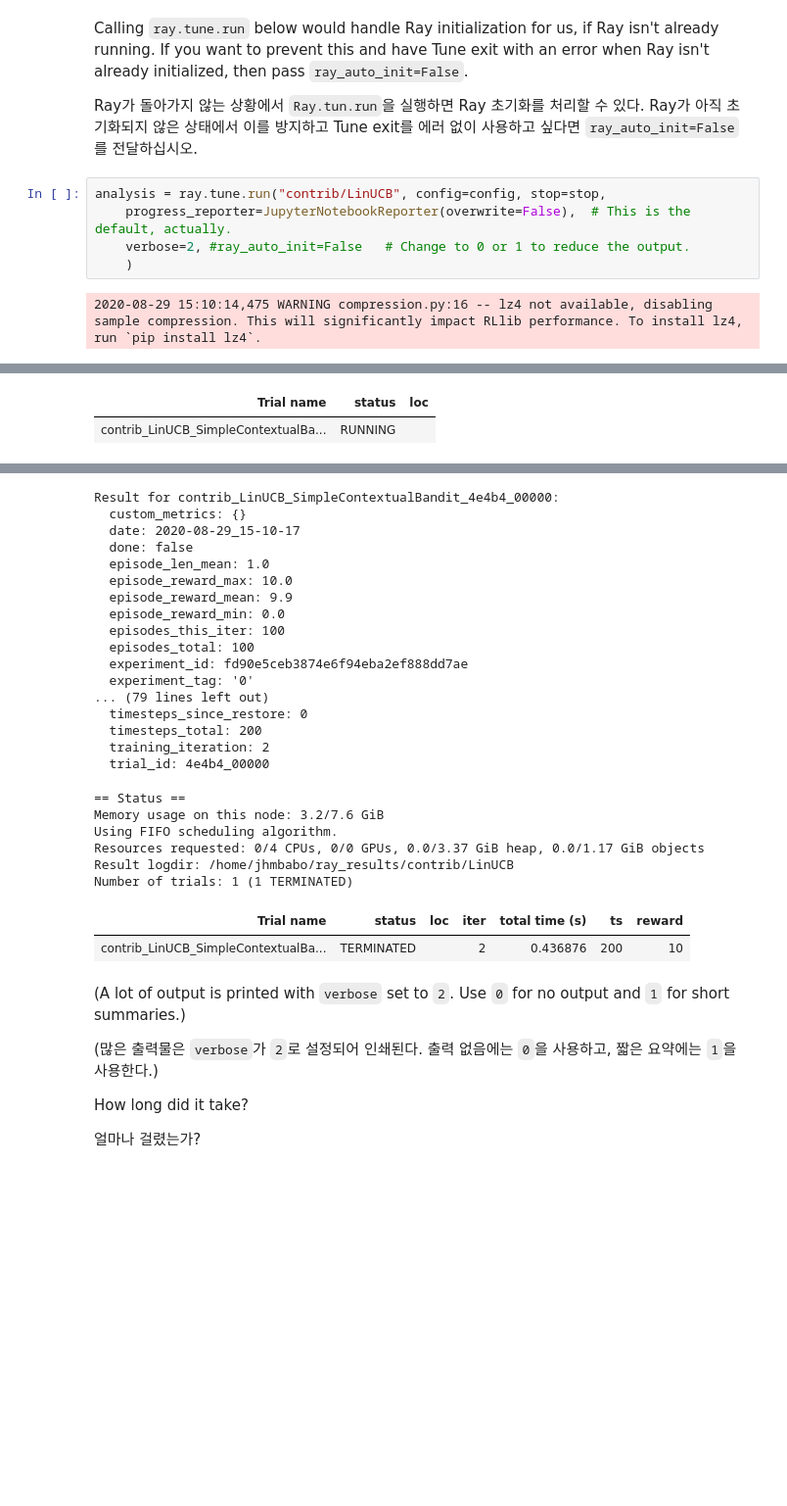
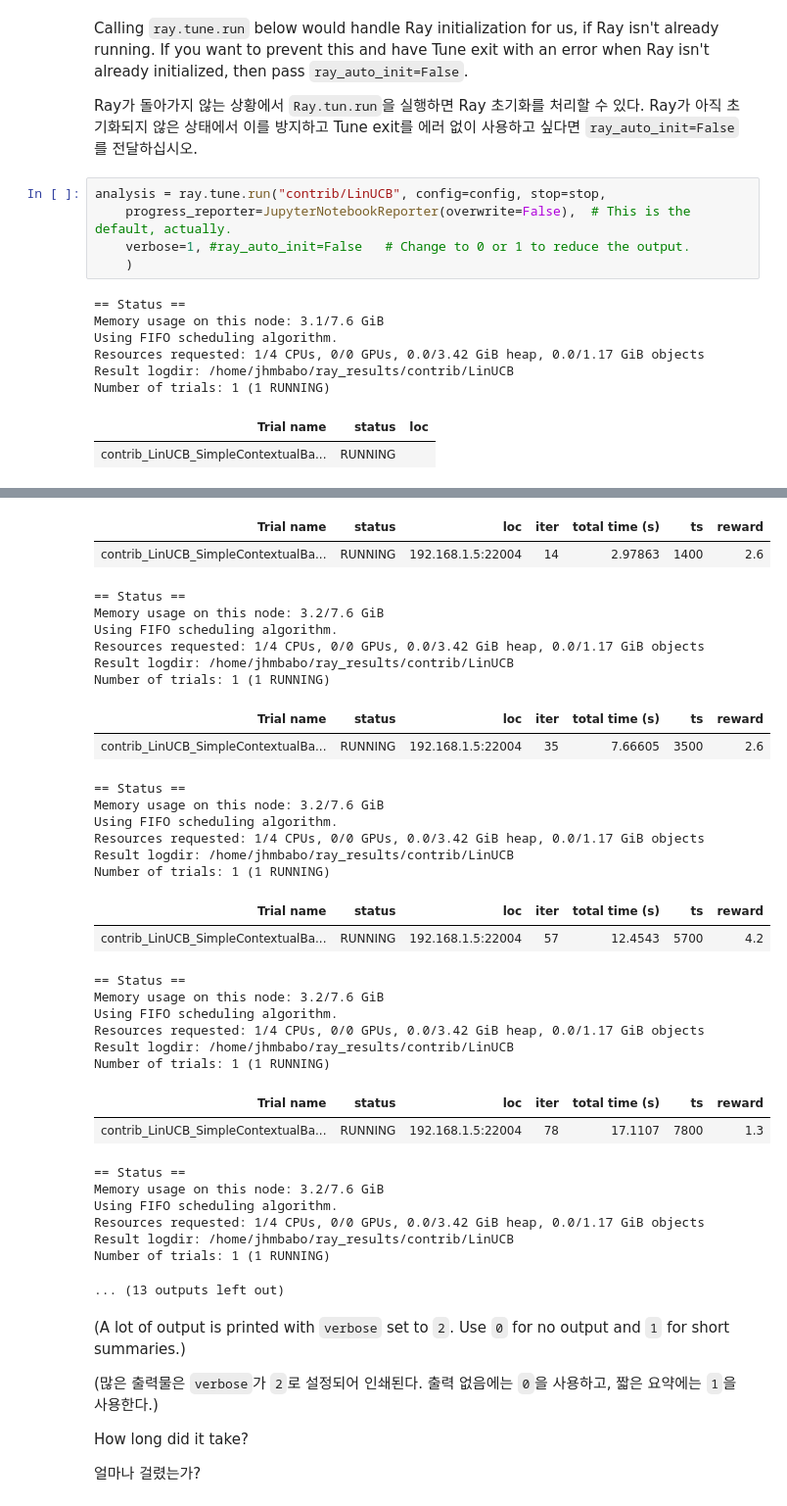
Before and after one commit to BNM2h/Ray, a Jupyter notebook: korean-ray-tutorial/05-Simple-Multi-Armed-Bandit.ipynb, the cells around one changed output, grey strips where cells are left out. Shown: that part at 98% size. Cells and saved outputs as stored; diff of their text form; blank space fills up the shorter version.

```diff
--- a/korean-ray-tutorial/05-Simple-Multi-Armed-Bandit.ipynb
+++ b/korean-ray-tutorial/05-Simple-Multi-Armed-Bandit.ipynb
@@ -156,7 +148,14 @@ Ray가 돌아가지 않는 상황에서 `Ray.tun.run`을 실행하면 Ray 초기
 # %%
 analysis = ray.tune.run("contrib/LinUCB", config=config, stop=stop,
     progress_reporter=JupyterNotebookReporter(overwrite=False),  # This is the default, actually.
-    verbose=2, #ray_auto_init=False   # Change to 0 or 1 to reduce the output.
+    verbose=1, #ray_auto_init=False   # Change to 0 or 1 to reduce the output.
     )
 # %% [output]
-2020-08-29 15:10:14,475 WARNING compression.py:16 -- lz4 not available, disabling sample compression. This will significantly impact RLlib performance. To install lz4, run `pip install lz4`.
+== Status ==
+Memory usage on this node: 3.1/7.6 GiB
+Using FIFO scheduling algorithm.
+Resources requested: 1/4 CPUs, 0/0 GPUs, 0.0/3.42 GiB heap, 0.0/1.17 GiB objects
+Result logdir: /home/jhmbabo/ray_results/contrib/LinUCB
+Number of trials: 1 (1 RUNNING)
+| Trial name | status | loc |
+| contrib_LinUCB_SimpleContextualBa... | RUNNING |  |
@@ -169,2 +164,0 @@ Number of trials: 1 (1 RUNNING)
-| Trial name | status | loc |
-| contrib_LinUCB_SimpleContextualBa... | RUNNING |  |
@@ -174,28 +171,36 @@ Number of trials: 1 (1 RUNNING)
+| Trial name | status | loc | iter | total time (s) | ts | reward |
+| contrib_LinUCB_SimpleContextualBa... | RUNNING | 192.168.1.5:22004 | 14 | 2.97863 | 1400 | 2.6 |
-Result for contrib_LinUCB_SimpleContextualBandit_4e4b4_00000:
-  custom_metrics: {}
-  date: 2020-08-29_15-10-17
-  done: false
-  episode_len_mean: 1.0
-  episode_reward_max: 10.0
-  episode_reward_mean: 9.9
-  episode_reward_min: 0.0
-  episodes_this_iter: 100
-  episodes_total: 100
-  experiment_id: fd90e5ceb3874e6f94eba2ef888dd7ae
-  experiment_tag: '0'
-... (79 lines left out)
-  timesteps_since_restore: 0
-  timesteps_total: 200
-  training_iteration: 2
-  trial_id: 4e4b4_00000
+== Status ==
+Memory usage on this node: 3.2/7.6 GiB
+Using FIFO scheduling algorithm.
+Resources requested: 1/4 CPUs, 0/0 GPUs, 0.0/3.42 GiB heap, 0.0/1.17 GiB objects
+Result logdir: /home/jhmbabo/ray_results/contrib/LinUCB
+Number of trials: 1 (1 RUNNING)
+| Trial name | status | loc | iter | total time (s) | ts | reward |
+| contrib_LinUCB_SimpleContextualBa... | RUNNING | 192.168.1.5:22004 | 35 | 7.66605 | 3500 | 2.6 |
 == Status ==
 Memory usage on this node: 3.2/7.6 GiB
 Using FIFO scheduling algorithm.
-Resources requested: 0/4 CPUs, 0/0 GPUs, 0.0/3.37 GiB heap, 0.0/1.17 GiB objects
+Resources requested: 1/4 CPUs, 0/0 GPUs, 0.0/3.42 GiB heap, 0.0/1.17 GiB objects
 Result logdir: /home/jhmbabo/ray_results/contrib/LinUCB
-Number of trials: 1 (1 TERMINATED)
+Number of trials: 1 (1 RUNNING)
-| Trial name | status | loc | iter | total time (s) | ts | reward |
-| contrib_LinUCB_SimpleContextualBa... | TERMINATED |  | 2 | 0.436876 | 200 | 10 |
+| Trial name | status | loc | iter | total time (s) | ts | reward |
+| contrib_LinUCB_SimpleContextualBa... | RUNNING | 192.168.1.5:22004 | 57 | 12.4543 | 5700 | 4.2 |
+== Status ==
+Memory usage on this node: 3.2/7.6 GiB
+Using FIFO scheduling algorithm.
+Resources requested: 1/4 CPUs, 0/0 GPUs, 0.0/3.42 GiB heap, 0.0/1.17 GiB objects
+Result logdir: /home/jhmbabo/ray_results/contrib/LinUCB
+Number of trials: 1 (1 RUNNING)
+| Trial name | status | loc | iter | total time (s) | ts | reward |
+| contrib_LinUCB_SimpleContextualBa... | RUNNING | 192.168.1.5:22004 | 78 | 17.1107 | 7800 | 1.3 |
+== Status ==
+Memory usage on this node: 3.2/7.6 GiB
+Using FIFO scheduling algorithm.
+Resources requested: 1/4 CPUs, 0/0 GPUs, 0.0/3.42 GiB heap, 0.0/1.17 GiB objects
+Result logdir: /home/jhmbabo/ray_results/contrib/LinUCB
+Number of trials: 1 (1 RUNNING)
+... (13 outputs left out)
 # %% [markdown]
 (A lot of output is printed with `verbose` set to `2`. Use `0` for no output and `1` for short summaries.)
 
```
Also changed, not shown: parts of 9 cells of this notebook, 2 other files.
